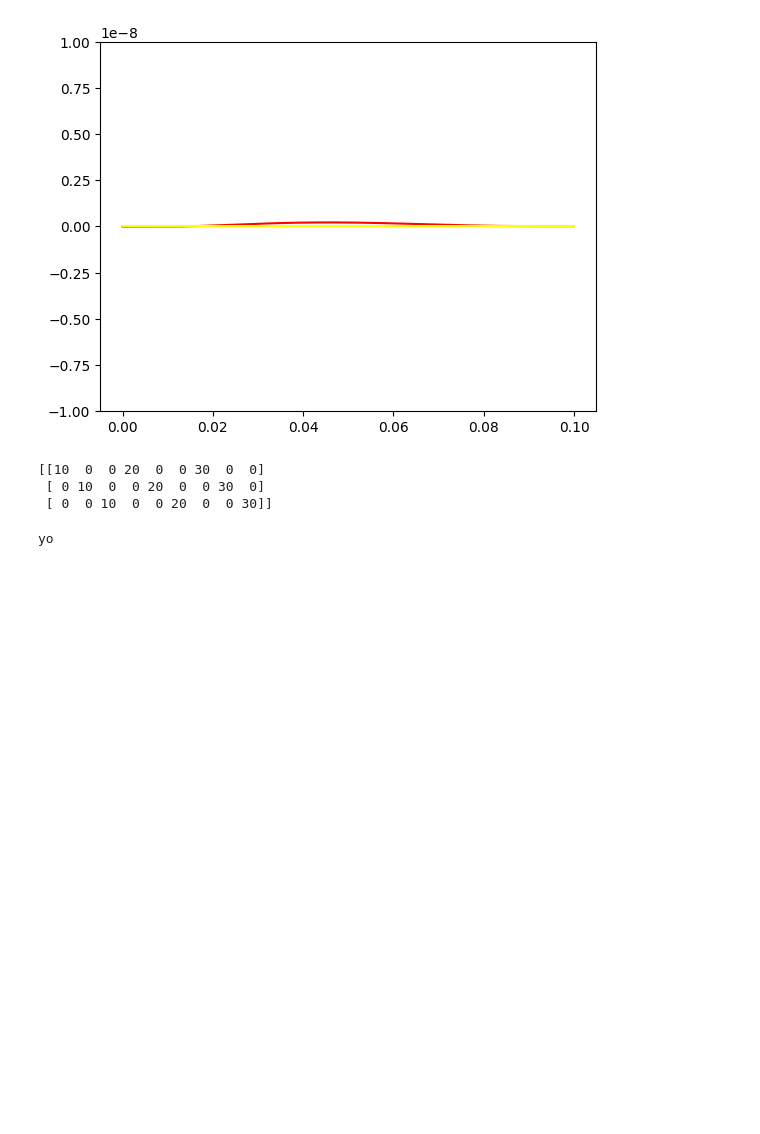
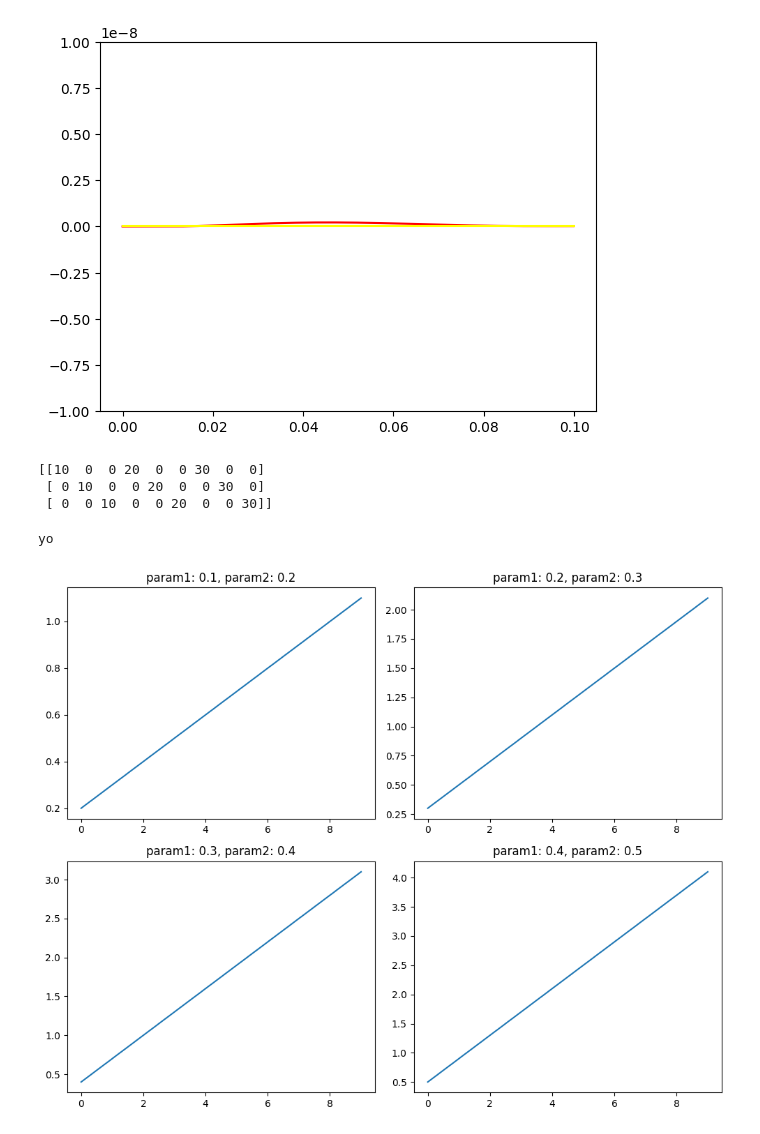
Before and after one commit to Annika-wyt/annika, a Jupyter notebook: test.ipynb, the cells around one changed output. Cells and saved outputs as stored; diff of their text form; code cells hidden in the pictures; blank space fills up the shorter version.

```diff
--- a/test.ipynb
+++ b/test.ipynb
@@ -181,3 +181,34 @@ if 0.5 < a < 1.5:
     print("yo")
 # %% [output]
 yo
+# %%
+import matplotlib.pyplot as plt
+
+# Example parameters for four different plots
+params = [
+    {"param1": 0.1, "param2": 0.2},
+    {"param1": 0.2, "param2": 0.3},
+    {"param1": 0.3, "param2": 0.4},
+    {"param1": 0.4, "param2": 0.5},
+]
+
+fig, axs = plt.subplots(2, 2, figsize=(10, 8)) # Create 2x2 subplots
+
+for ax, param in zip(axs.flatten(), params):
+    # Generate some data based on the parameters
+    x = [i for i in range(10)]
+    y = [i * param["param1"] + param["param2"] for i in x]
+
+    ax.plot(x, y) # Plot the data
+
+    # Option 1: Use text() to display parameters directly on the plot
+    # param_text = f"param1: {param['param1']}\nparam2: {param['param2']}"
+    # ax.text(0.5, 0.5, param_text, transform=ax.transAxes, fontsize=9, ha='center')
+
+    # Option 2: Use set_title() to include parameters in the subplot title
+    ax.set_title(f"param1: {param['param1']}, param2: {param['param2']}")
+
+plt.tight_layout() # Adjust subplots to fit into figure area.
+plt.show()
+# %% [output]
+[figure, added]
```
Also changed, not shown: parts of 1 cell of this notebook, 28 other files.
